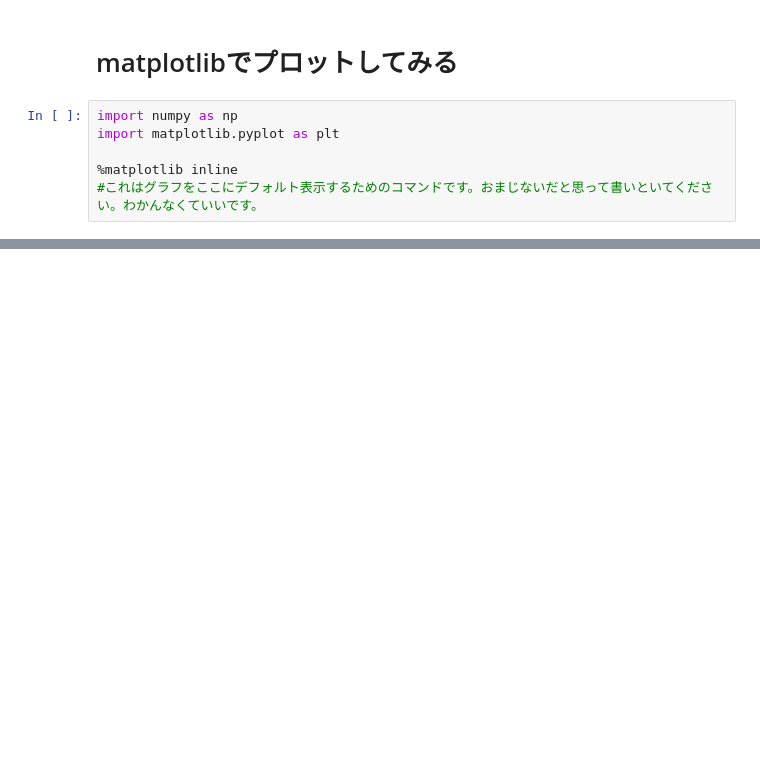
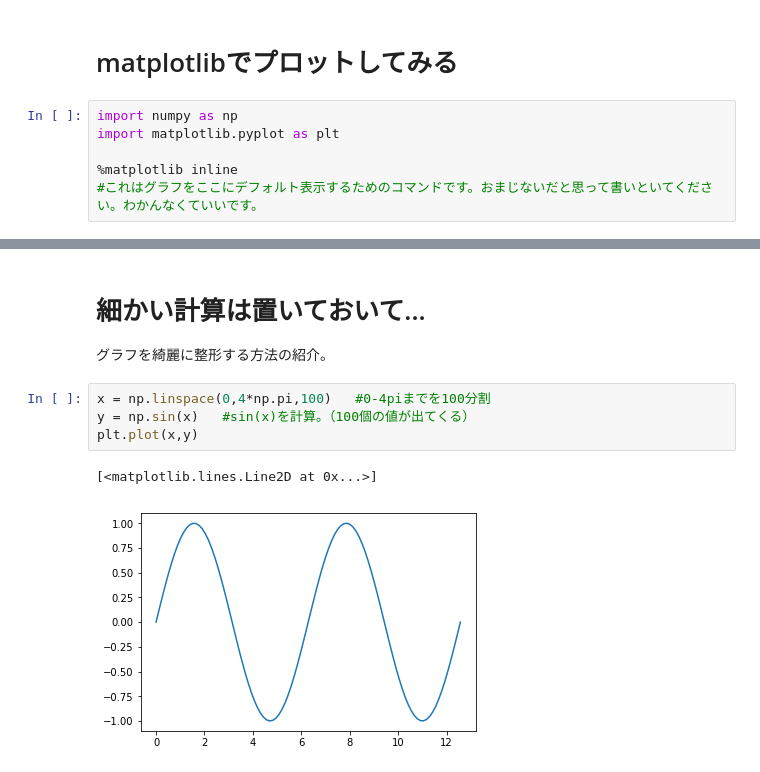
Before and after one commit to Ippai-Attena/Python_beginner, a Jupyter notebook: visualization/chap1.ipynb, the cells around one changed output, grey strips where cells are left out. Cells and saved outputs as stored; diff of their text form; blank space fills up the shorter version.

```diff
--- a/visualization/chap1.ipynb
+++ b/visualization/chap1.ipynb
@@ -46,0 +108,10 @@ y = np.sin(x)
+# %% [markdown]
+# 細かい計算は置いておいて...
+グラフを綺麗に整形する方法の紹介。
+# %%
+x = np.linspace(0,4*np.pi,100)   #0-4piまでを100分割
+y = np.sin(x)   #sin(x)を計算。（100個の値が出てくる）
+plt.plot(x,y)
+# %% [output]
+[<matplotlib.lines.Line2D at 0x...>]
+[figure, added]
```
Also changed, not shown: parts of 44 cells of this notebook.
